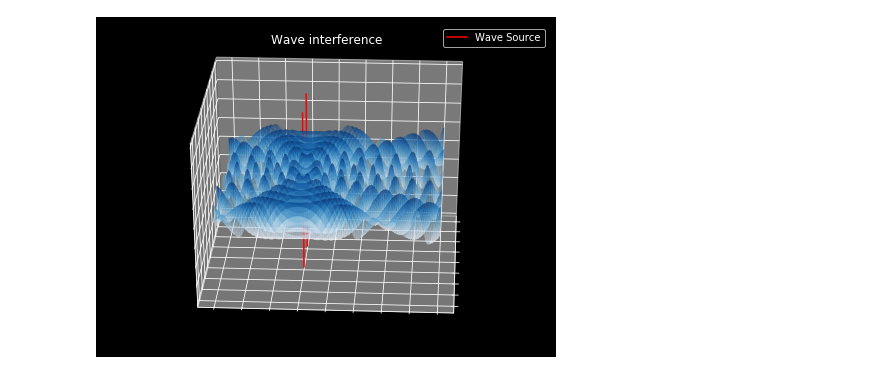
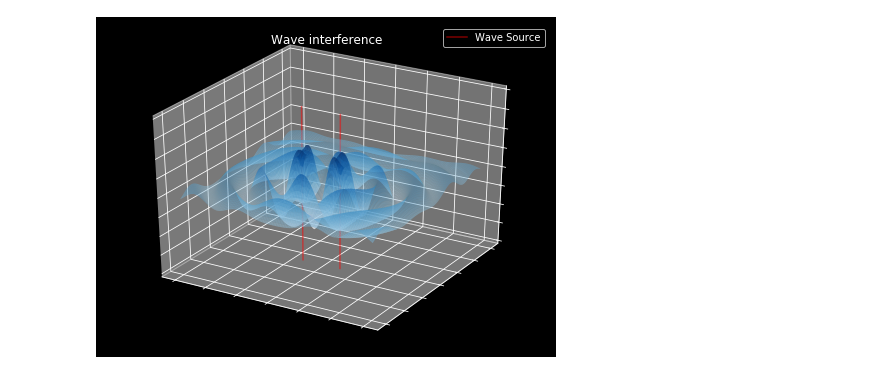
Before and after one commit to CharlesAverill/double_slit, a Jupyter notebook: double_slit.ipynb, the cells around one changed output. Cells and saved outputs as stored; diff of their text form; code cells hidden in the pictures.

Commit message:
convert to damped sine wave

```diff
--- a/double_slit.ipynb
+++ b/double_slit.ipynb
@@ -9,19 +11,26 @@ import progressbar
 # %%
 # Set number of frames and frames per second
-Nfrm = 360
+Nfrm = 480
 fps = 60
 
 # Coordinates for wave sources
-source1 = [-10, 10]
-source2 = [10, 10]
+source1 = [-12, 12]
+source2 = [12, 12]
-# %%
-def generate(X, Y, phi):
-    # Generates Z data for the points in the X, Y meshgrid and parameter phi.
-    R1 = np.sin(np.sqrt((X + source1[0])**2 + (Y + source1[1])**2) + phi)
-    R2 = np.sin(np.sqrt((X + source2[0])**2 + (Y + source2[1])**2) + phi)
-    R = R2 + R1
-    return R / 4
+# %%
+def sine(X, Y, phi, source=source1):
+    # Function is e^(-sqrt(X^2 + Y^2)) * sin(sqrt(X^2 + Y^2))
+    return .75 * np.exp(-1 * np.sqrt((X + source[0])**2 + (Y + source[1])**2) / 30) * np.sin((np.sqrt((X + source[0])**2 + (Y + source[1])**2) / 3) - phi)
+
+
+def generate(X, Y, phi):
+    # Generates source waves R1 and R2 with their respective offsets
+    R1 = sine(X, Y, phi, source1)
+    R2 = sine(X, Y, phi, source2)
+    # Combine them into a single wave and reduce the scale of the waves
+    R = R1 + R2
+    return R
 # %%
+# Create the plot
 fig = plt.figure(figsize=(8,6))
 ax = fig.add_subplot(111, projection='3d')
 
@@ -29,10 +38,9 @@ ax = fig.add_subplot(111, projection='3d')
 plt.title("Wave interference")
 plt.style.use('dark_background')
 
-
 # Make the X, Y meshgrid.
-xs = np.linspace(-40, 40, 125)
-ys = np.linspace(-40, 40, 125)
+xs = np.linspace(-60, 60, 125)
+ys = np.linspace(-60, 60, 125)
 X, Y = np.meshgrid(xs, ys)
 
 # Set the z axis limits so they aren't recalculated each frame.
@@ -42,12 +50,12 @@ ax.set_zlim(-2, 2)
 source1z = np.array([-2, 2])
 source1x = np.array([-source1[0], -source1[0]])
 source1y = np.array([-source1[1], -source1[1]])
-ax.plot3D(source1x, source1y, source1z, 'red')
+ax.plot3D(source1x, source1y, source1z, 'red', alpha=.5)
 
 source2z = np.array([-2, 2])
 source2x = np.array([-source2[0], -source2[0]])
 source2y = np.array([-source2[1], -source2[1]])
-ax.plot3D(source2x, source2y, source2z, 'red', label="Wave Source")
+ax.plot3D(source2x, source2y, source2z, 'red', alpha=.5, label="Wave Source")
 ax.legend()
 
 # Remove ticklabels
@@ -62,6 +70,7 @@ bar = progressbar.ProgressBar(max_value=Nfrm)
 # Begin plotting.
 surface = None
 Z = generate(X, Y, 0)
+
 def update(idx):
     phi=phis[idx]
 
@@ -72,11 +81,12 @@ def update(idx):
         ax.collections.remove(surface)
 
     # Plot the new surface and pause briefly before continuing.
-    Z = generate(X, Y, phi * .1)
+    Z = generate(X, Y, phi * .2)
     surface = ax.plot_surface(X, Y, Z, rstride=1, cstride=1, cmap='Blues', alpha=.5, edgecolor='none')
 
-    # Rotate graph one unit
-    ax.view_init(azim=idx * .75 + np.pi)
+    # Rotate graph one unit if we're generating a video
+    if nb:
+        ax.view_init(azim=(ax.azim + .75))
 
     # Update progressbar
     bar.update(idx)
@@ -88,4 +98,4 @@ N/A% (0 of 360) |                        | Elapsed Time: 0:00:00 ETA:  --:--:--
-[figure, old version]
+[figure, new version]
 # %%
 # Generate html5 animation video
 plt.rcParams['animation.html'] = 'html5'
```
Also changed, not shown: parts of 5 cells of this notebook, 2 other files.
